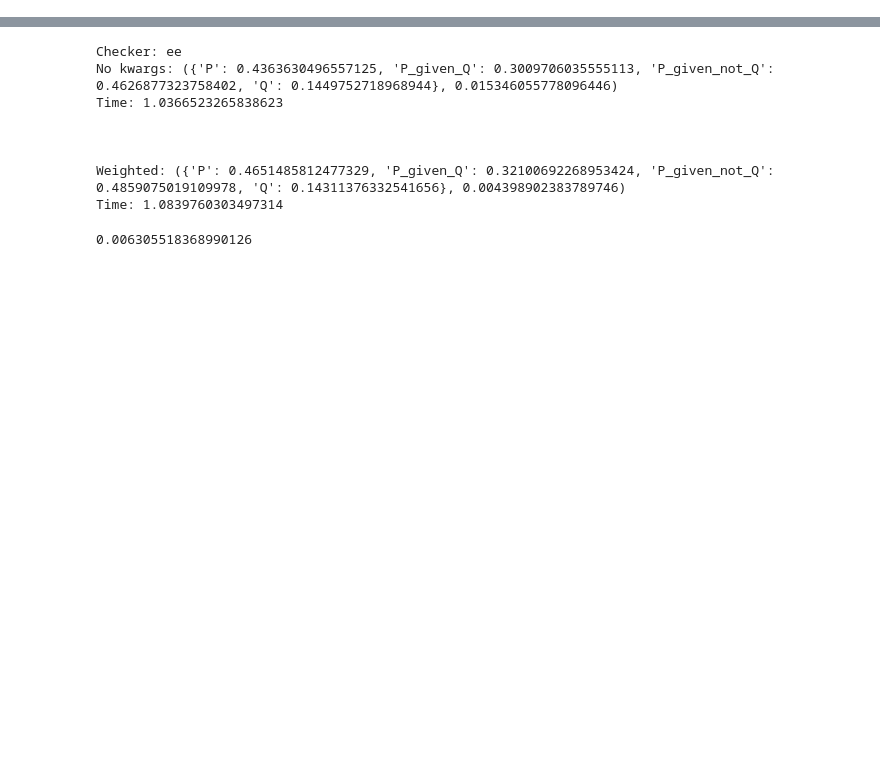
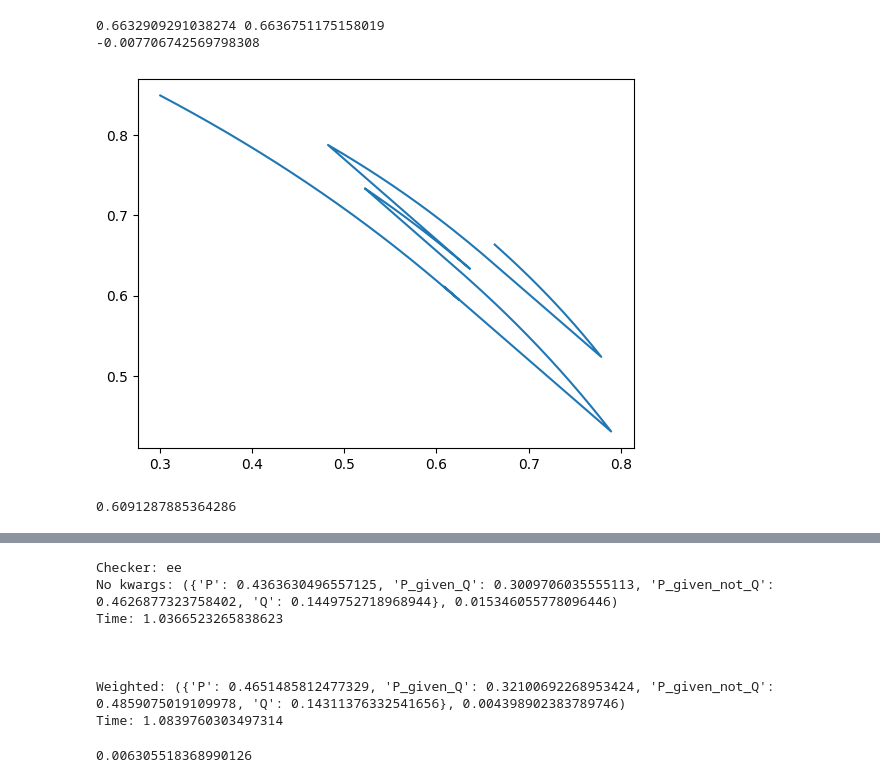
Before and after one commit to dpaleka/consistency-forecasting, a Jupyter notebook: src/playground.ipynb, the cells around one changed output, grey strips where cells are left out. Drawn from its saved outputs; the diff is of its cells as text; code cells hidden in the pictures; blank space fills up the shorter version.

```diff
--- a/src/playground.ipynb
+++ b/src/playground.ipynb
@@ -0,0 +1,50 @@
+# %%
+import matplotlib.pyplot as plt
+
+p1=0.3
+p2=0.85
+
+def determ(p1, p2):
+    return 1 / ((1-p1) * p2) - 1 / (p1 * (1-p2))
+
+def derivs(p1, p2):
+    d = determ(p1, p2)
+    return (-1/(1-p2) - 1/p2)/d, (1/p1 + 1/(1-p1))/d
+
+eps = 0.002
+trajectory = []
+derivs_p1 = []
+derivs_p2 = []
+determs = []
+while True:
+    dp1, dp2 = derivs(p1, p2)
+    p1, p2 = p1 + dp1*eps, p2 + dp2*eps
+    derivs_p1.append(dp1)
+    derivs_p2.append(dp2)
+    trajectory.append((p1, p2))
+    d = determ(p1, p2)
+    determs.append(d)
+    if abs(d) < 0.01:
+        break
+
+# plot trajectory
+plt.plot([x[0] for x in trajectory], [x[1] for x in trajectory])
+# # plot derivs_p1 and derivs_p2
+# plt.plot(derivs_p1)
+# plt.plot(derivs_p2)
+
+print(p1, p2)
+print(determ(p1, p2))
+# %% [output]
+0.6632909291038274 0.6636751175158019
+-0.007706742569798308
+[figure, added]
+# %%
+from numpy import sqrt
+
+p1=0.3
+p2=0.85
+
+sqrt(p1*p2)/(sqrt(p1*p2) + sqrt((1-p1)*(1-p2)))
+# %% [output]
+0.6091287885364286
```
Also changed, not shown: parts of 1 cell of this notebook, 1 other file.
